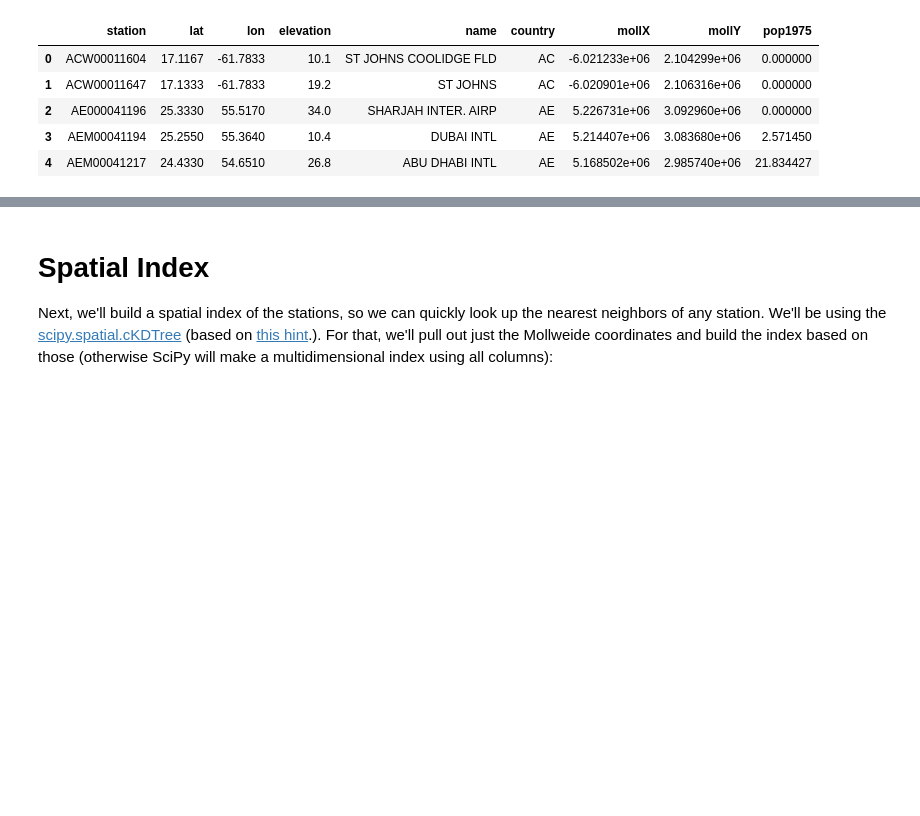
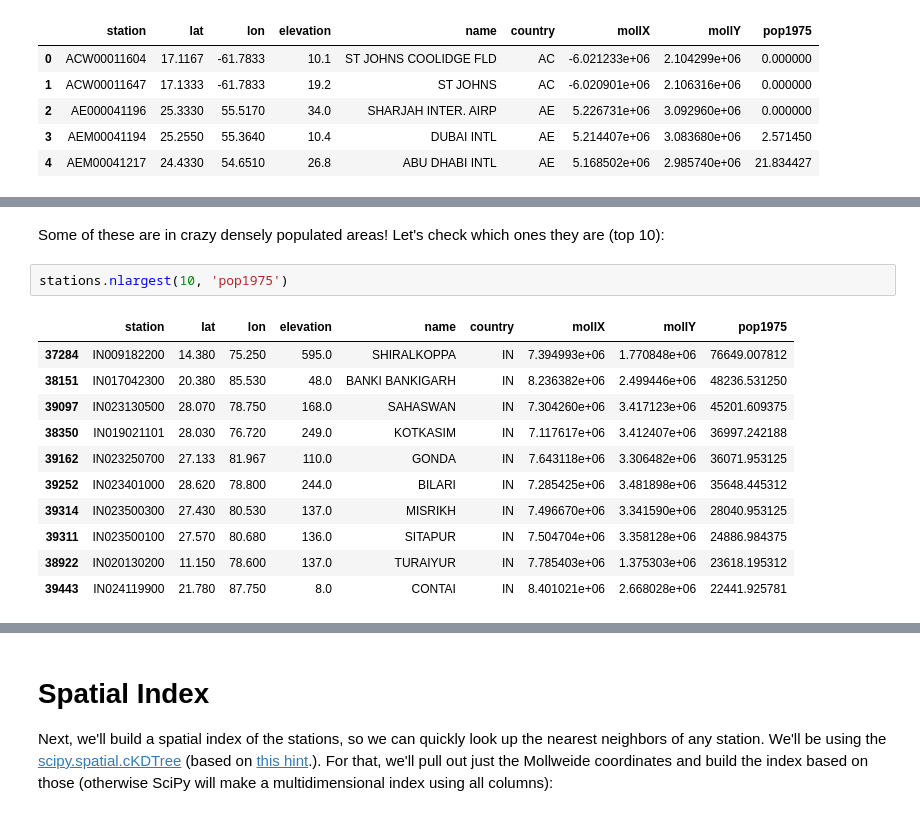
Before and after one commit to crstn/CISC, a Jupyter notebook: UHI-NOAA/NOAA_weather_station_data.ipynb, the cells around one changed output, grey strips where cells are left out. Drawn from its saved outputs; the diff is of its cells as text; blank space fills up the shorter version.

```diff
--- a/UHI-NOAA/NOAA_weather_station_data.ipynb
+++ b/UHI-NOAA/NOAA_weather_station_data.ipynb
@@ -190,0 +200,16 @@ stations.head()
+# %% [markdown]
+Some of these are in crazy densely populated areas! Let's check which ones they are (top 10):
+# %%
+stations.nlargest(10, 'pop1975')
+# %% [output]
+|  | station | lat | lon | elevation | name | country | mollX | mollY | pop1975 |
+| 37284 | IN009182200 | 14.380 | 75.250 | 595.0 | SHIRALKOPPA | IN | 7.394993e+06 | 1.770848e+06 | 76649.007812 |
+| 38151 | IN017042300 | 20.380 | 85.530 | 48.0 | BANKI BANKIGARH | IN | 8.236382e+06 | 2.499446e+06 | 48236.531250 |
+| 39097 | IN023130500 | 28.070 | 78.750 | 168.0 | SAHASWAN | IN | 7.304260e+06 | 3.417123e+06 | 45201.609375 |
+| 38350 | IN019021101 | 28.030 | 76.720 | 249.0 | KOTKASIM | IN | 7.117617e+06 | 3.412407e+06 | 36997.242188 |
+| 39162 | IN023250700 | 27.133 | 81.967 | 110.0 | GONDA | IN | 7.643118e+06 | 3.306482e+06 | 36071.953125 |
+| 39252 | IN023401000 | 28.620 | 78.800 | 244.0 | BILARI | IN | 7.285425e+06 | 3.481898e+06 | 35648.445312 |
+| 39314 | IN023500300 | 27.430 | 80.530 | 137.0 | MISRIKH | IN | 7.496670e+06 | 3.341590e+06 | 28040.953125 |
+| 39311 | IN023500100 | 27.570 | 80.680 | 136.0 | SITAPUR | IN | 7.504704e+06 | 3.358128e+06 | 24886.984375 |
+| 38922 | IN020130200 | 11.150 | 78.600 | 137.0 | TURAIYUR | IN | 7.785403e+06 | 1.375303e+06 | 23618.195312 |
+| 39443 | IN024119900 | 21.780 | 87.750 | 8.0 | CONTAI | IN | 8.401021e+06 | 2.668028e+06 | 22441.925781 |
```
Also changed, not shown: parts of 9 cells of this notebook.
